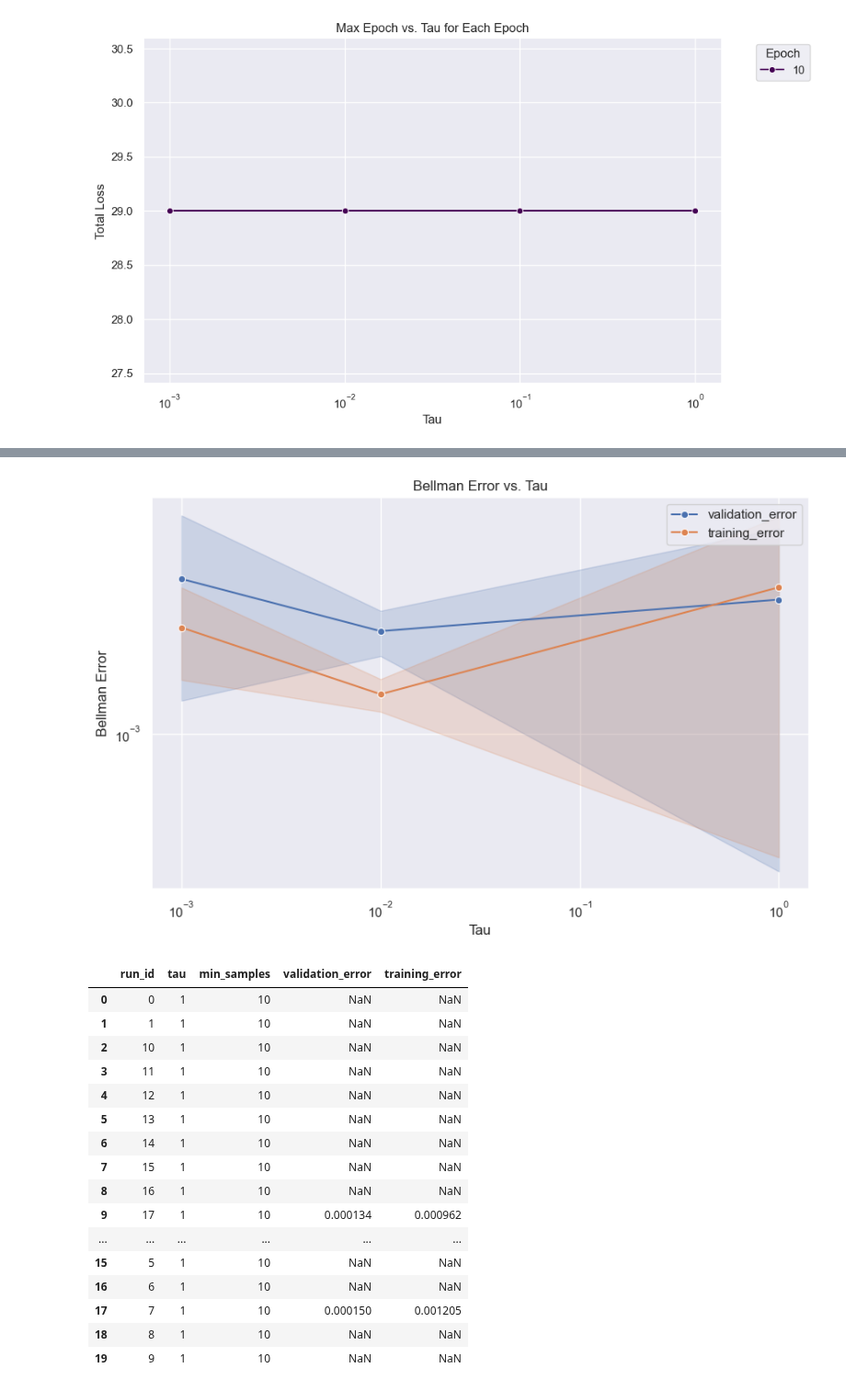
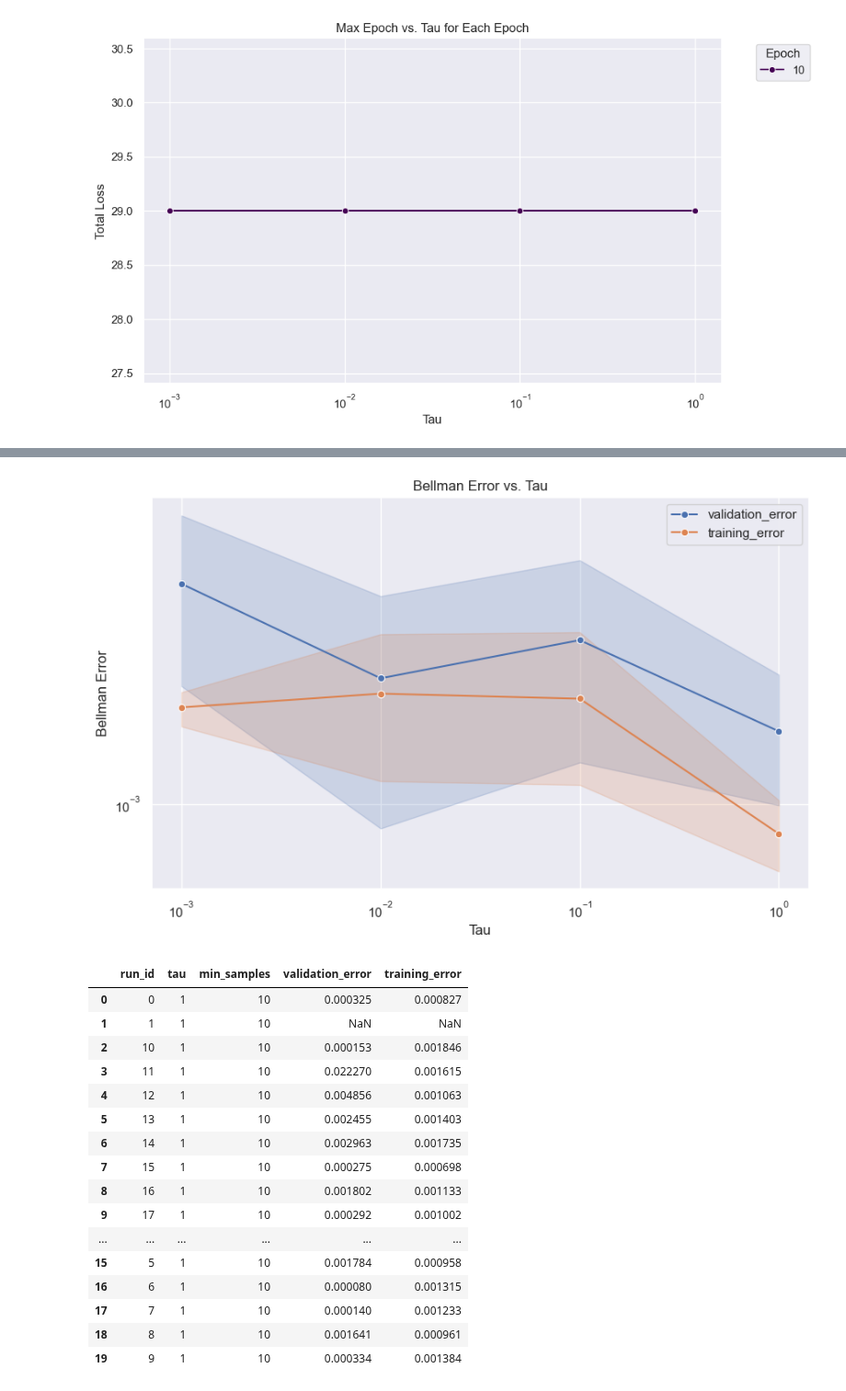
Before and after one commit to mariusdgm/phd-research, a Jupyter notebook: experiments/experiment_distributions/analyze_results.ipynb, the cells around one changed output, grey strips where cells are left out. Shown at 92% size. Saved outputs shown, nothing was run; the diff lists cells and outputs as text; code cells hidden in the pictures.

```diff
--- a/experiments/experiment_distributions/analyze_results.ipynb
+++ b/experiments/experiment_distributions/analyze_results.ipynb
@@ -15,7 +16,7 @@ import seaborn as sns
 sns.set_theme()
 # %%
 # root_dir = r".\results\2024Apr11-215305_configs" # adam
-root_dir = r".\results\2024Apr13-153634_configs" # sgd
+root_dir = r".\results\2024Apr13-162228_configs" # sgd
 # %%
 def collect_experiment_data(root_dir):
     """
@@ -221,28 +222,28 @@ plt.title("Bellman Error vs. Tau")
 plt.legend()
 plt.show()
 # %% [output]
-[figure, old version]
+[figure, new version]
 # %%
 # baseline_dir = r".\results\2024Apr12-105805_baseline_configs" # adam
-baseline_dir = r".\results\2024Apr13-154845_baseline_configs" # sgd
+baseline_dir = r".\results\2024Apr13-163412_baseline_configs" # sgd
 
 baseline_errors_df = collect_bellman_errors(baseline_dir)
 baseline_errors_df
 # %% [output]
 |  | run_id | tau | min_samples | validation_error | training_error |
-| 0 | 0 | 1 | 10 | NaN | NaN |
+| 0 | 0 | 1 | 10 | 0.000325 | 0.000827 |
 | 1 | 1 | 1 | 10 | NaN | NaN |
-| 2 | 10 | 1 | 10 | NaN | NaN |
-| 3 | 11 | 1 | 10 | NaN | NaN |
-| 4 | 12 | 1 | 10 | NaN | NaN |
-| 5 | 13 | 1 | 10 | NaN | NaN |
-| 6 | 14 | 1 | 10 | NaN | NaN |
-| 7 | 15 | 1 | 10 | NaN | NaN |
-| 8 | 16 | 1 | 10 | NaN | NaN |
-| 9 | 17 | 1 | 10 | 0.000134 | 0.000962 |
+| 2 | 10 | 1 | 10 | 0.000153 | 0.001846 |
+| 3 | 11 | 1 | 10 | 0.022270 | 0.001615 |
+| 4 | 12 | 1 | 10 | 0.004856 | 0.001063 |
+| 5 | 13 | 1 | 10 | 0.002455 | 0.001403 |
+| 6 | 14 | 1 | 10 | 0.002963 | 0.001735 |
+| 7 | 15 | 1 | 10 | 0.000275 | 0.000698 |
+| 8 | 16 | 1 | 10 | 0.001802 | 0.001133 |
+| 9 | 17 | 1 | 10 | 0.000292 | 0.001002 |
 | ... | ... | ... | ... | ... | ... |
-| 15 | 5 | 1 | 10 | NaN | NaN |
-| 16 | 6 | 1 | 10 | NaN | NaN |
-| 17 | 7 | 1 | 10 | 0.000150 | 0.001205 |
-| 18 | 8 | 1 | 10 | NaN | NaN |
-| 19 | 9 | 1 | 10 | NaN | NaN |
+| 15 | 5 | 1 | 10 | 0.001784 | 0.000958 |
+| 16 | 6 | 1 | 10 | 0.000080 | 0.001315 |
+| 17 | 7 | 1 | 10 | 0.000140 | 0.001233 |
+| 18 | 8 | 1 | 10 | 0.001641 | 0.000961 |
+| 19 | 9 | 1 | 10 | 0.000334 | 0.001384 |
```
Also changed, not shown: parts of 8 cells of this notebook, 2 other files.
